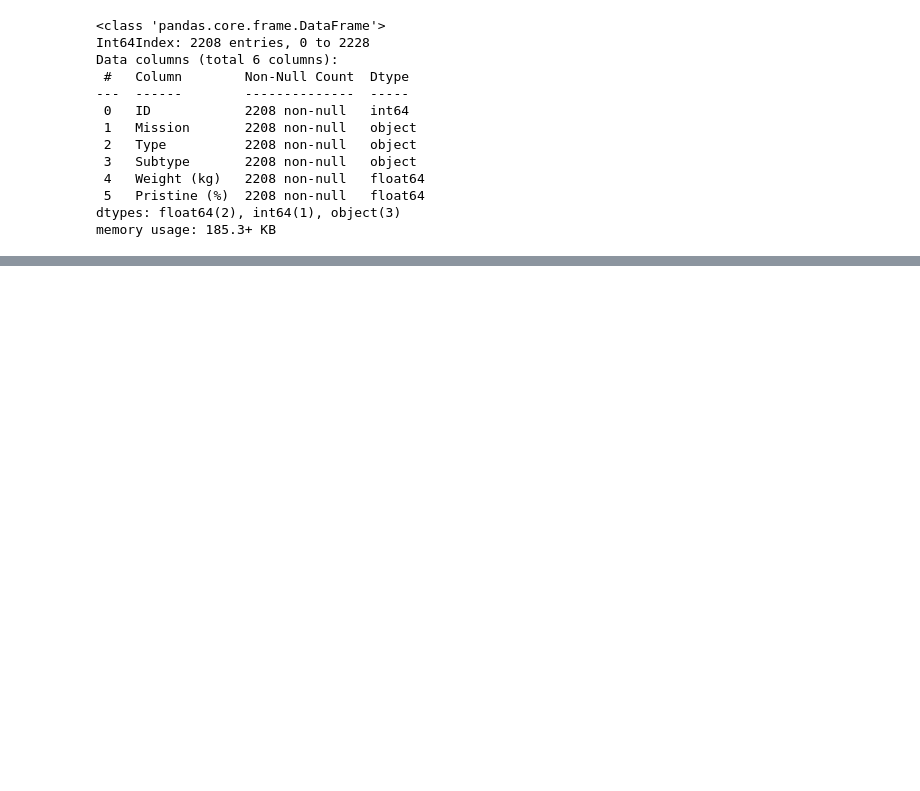
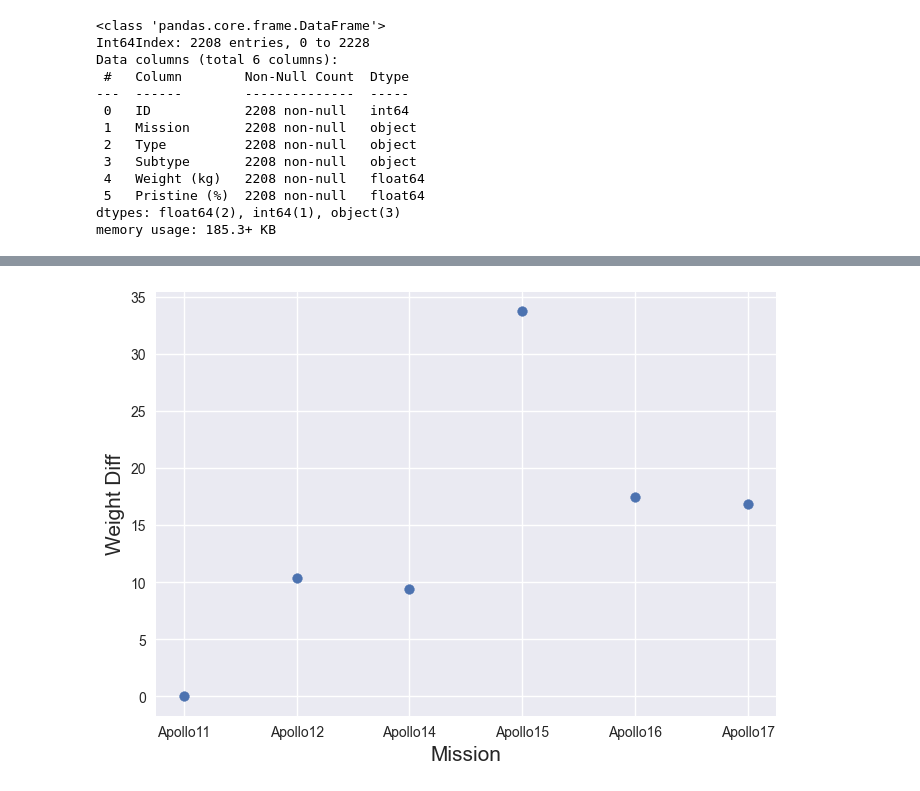
Before and after one commit to AliShariatian/Artemis-Project-Analysis, a Jupyter notebook: main.ipynb, the cells around one changed output, grey strips where cells are left out. Cells and saved outputs as stored; diff of their text form; code cells hidden in the pictures; blank space fills up the shorter version.

```diff
--- a/main.ipynb
+++ b/main.ipynb
@@ -330,0 +394,4 @@ memory usage: 185.3+ KB
+# %%
+missions['Weight Diff'] = missions['Total weight of Samples (kg)'].diff()
+
+missions
@@ -330,0 +408,4 @@ memory usage: 185.3+ KB
+# %%
+missions['Weight Diff'] = missions['Weight Diff'].fillna(value=0)
+
+missions
@@ -330,0 +420,8 @@ memory usage: 185.3+ KB
+# %%
+plt.scatter(missions['Mission'], missions['Weight Diff'])
+
+plt.xlabel('Mission', fontsize=15)
+plt.ylabel('Weight Diff', fontsize=15)
+plt.show()
+# %% [output]
+[figure, added]
```
Also changed, not shown: parts of 26 cells of this notebook.
